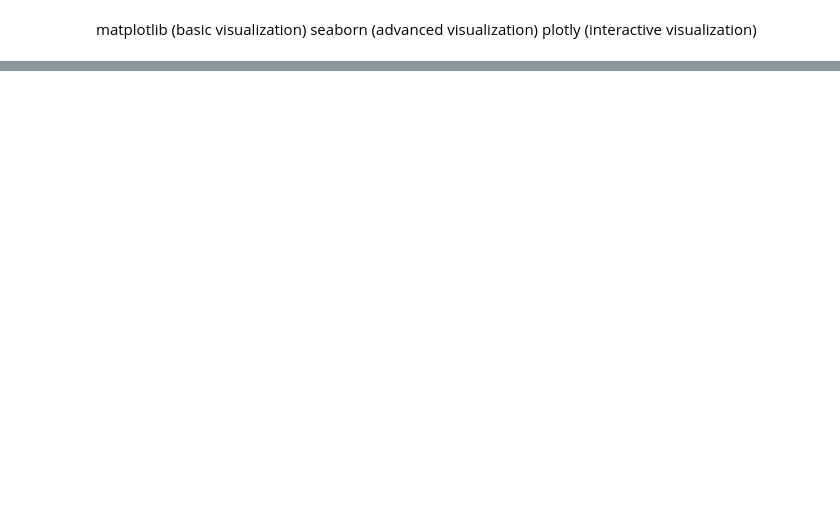
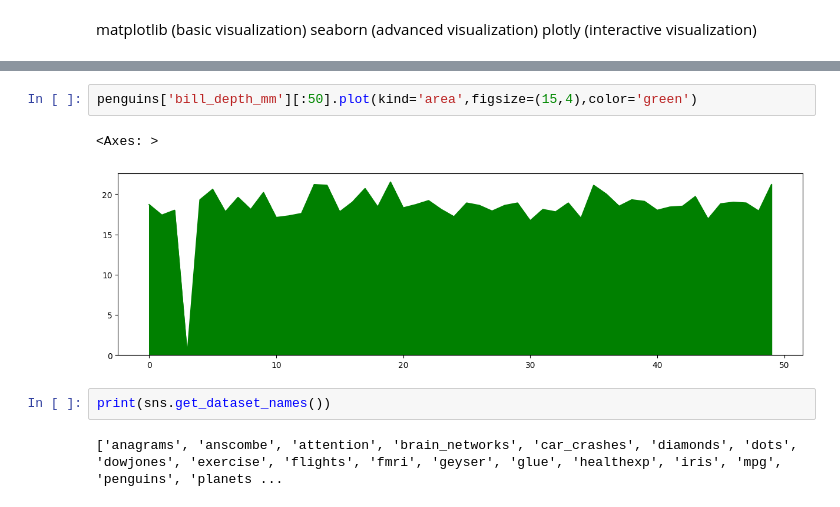
Before and after one commit to AKHIL869/data-science, a Jupyter notebook: analysis/visualization.ipynb, the cells around one changed output, grey strips where cells are left out. Drawn from its saved outputs; the diff is of its cells as text; blank space fills up the shorter version.

```diff
--- a/analysis/visualization.ipynb
+++ b/analysis/visualization.ipynb
@@ -16,0 +50,9 @@ NameError: name 'sns' is not defined
+# %%
+penguins['bill_depth_mm'][:50].plot(kind='area',figsize=(15,4),color='green')
+# %% [output]
+<Axes: >
+[figure, added]
+# %%
+print(sns.get_dataset_names())
+# %% [output]
+['anagrams', 'anscombe', 'attention', 'brain_networks', 'car_crashes', 'diamonds', 'dots', 'dowjones', 'exercise', 'flights', 'fmri', 'geyser', 'glue', 'healthexp', 'iris', 'mpg', 'penguins', 'planets ...
```
Also changed, not shown: parts of 10 cells of this notebook.
